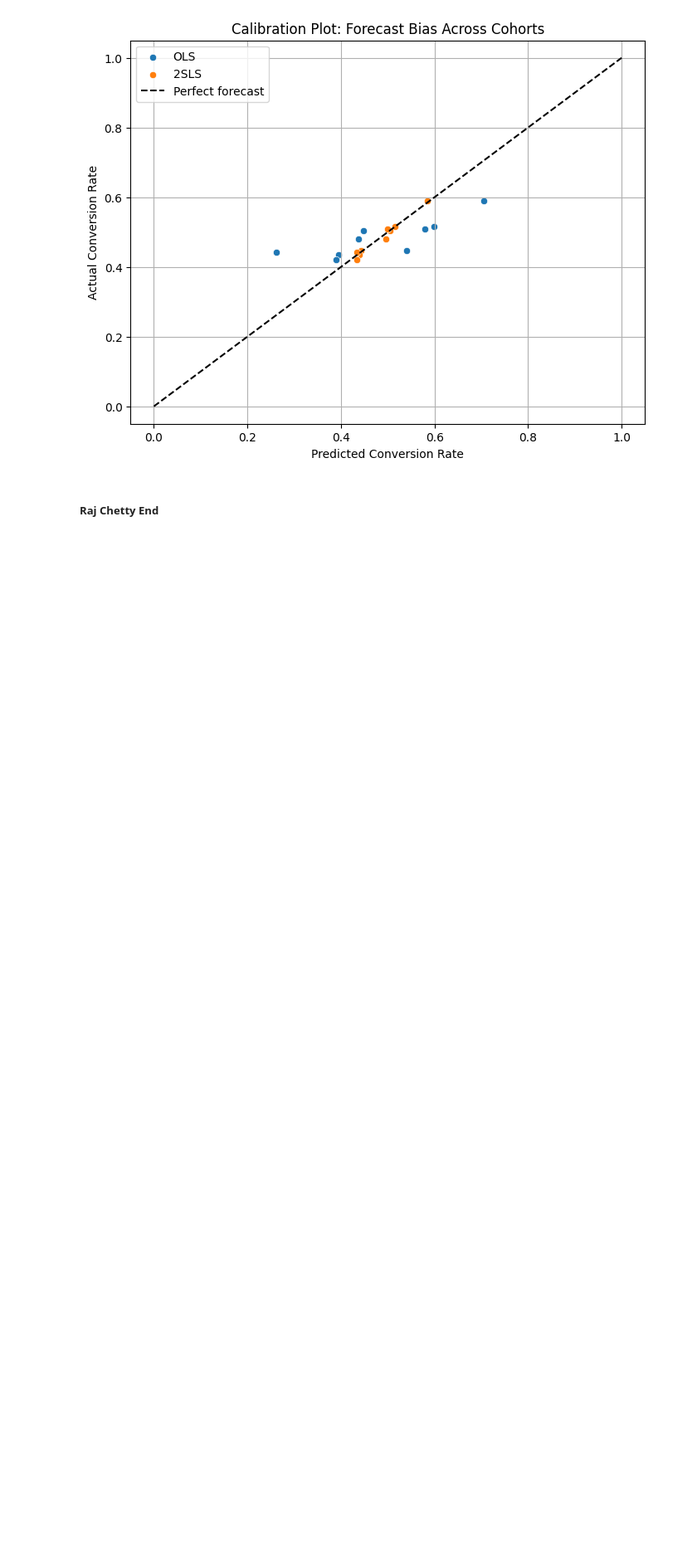
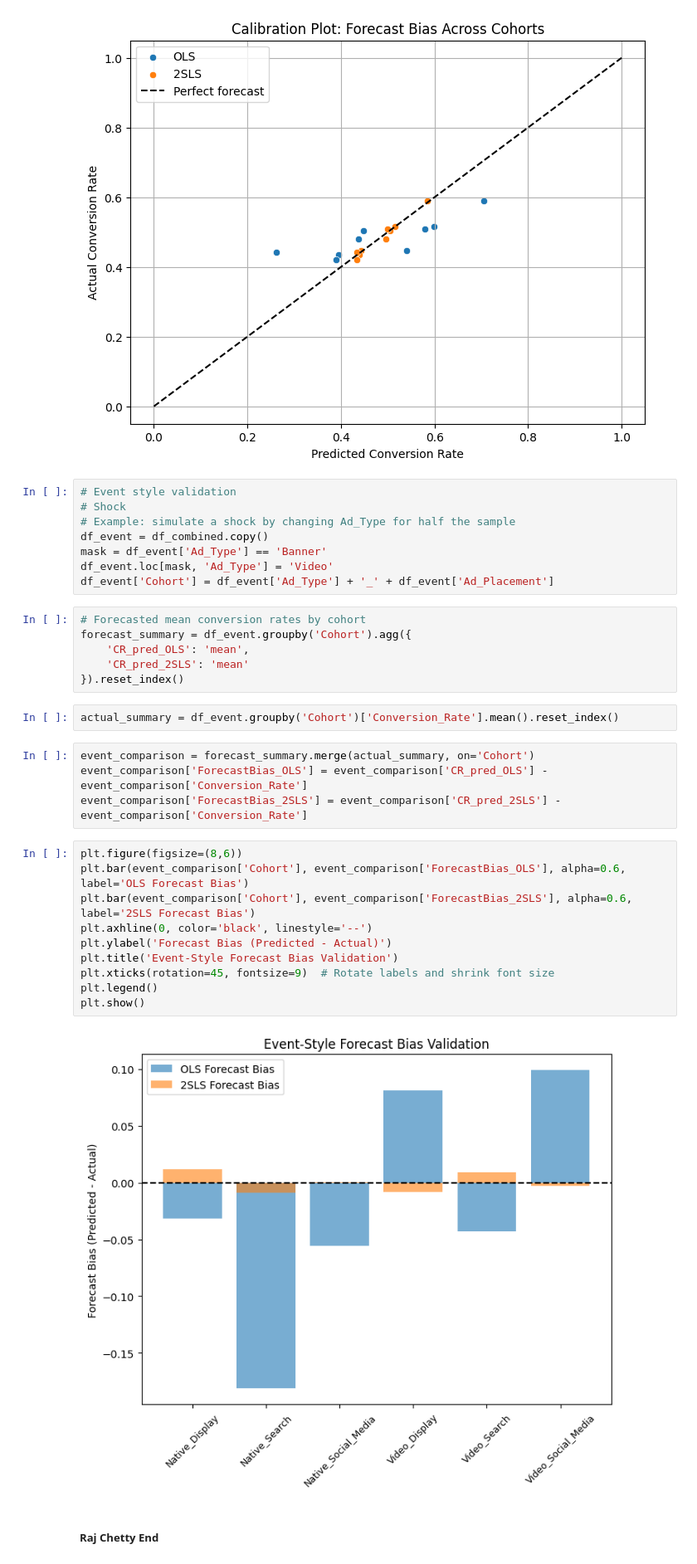
Before and after one commit to IanTaiAhn/econ6550, a Jupyter notebook: project/project_v3.ipynb, the cells around one changed output. Shown at 83% size. Drawn from its saved outputs; the diff is of its cells as text; blank space fills up the shorter version.

Commit message:
okay wow. I think we are actually getting there frfrfrfr

```diff
--- a/project/project_v3.ipynb
+++ b/project/project_v3.ipynb
@@ -2064,5 +1439,37 @@ plt.grid(True)
 plt.show()
 # %% [output]
 [figure]
+# %%
+# Event style validation
+# Shock
+# Example: simulate a shock by changing Ad_Type for half the sample
+df_event = df_combined.copy()
+mask = df_event['Ad_Type'] == 'Banner'
+df_event.loc[mask, 'Ad_Type'] = 'Video'
+df_event['Cohort'] = df_event['Ad_Type'] + '_' + df_event['Ad_Placement']
+# %%
+# Forecasted mean conversion rates by cohort
+forecast_summary = df_event.groupby('Cohort').agg({
+    'CR_pred_OLS': 'mean',
+    'CR_pred_2SLS': 'mean'
+}).reset_index()
+# %%
+actual_summary = df_event.groupby('Cohort')['Conversion_Rate'].mean().reset_index()
+# %%
+event_comparison = forecast_summary.merge(actual_summary, on='Cohort')
+event_comparison['ForecastBias_OLS'] = event_comparison['CR_pred_OLS'] - event_comparison['Conversion_Rate']
+event_comparison['ForecastBias_2SLS'] = event_comparison['CR_pred_2SLS'] - event_comparison['Conversion_Rate']
+# %%
+plt.figure(figsize=(8,6))
+plt.bar(event_comparison['Cohort'], event_comparison['ForecastBias_OLS'], alpha=0.6, label='OLS Forecast Bias')
+plt.bar(event_comparison['Cohort'], event_comparison['ForecastBias_2SLS'], alpha=0.6, label='2SLS Forecast Bias')
+plt.axhline(0, color='black', linestyle='--')
+plt.ylabel('Forecast Bias (Predicted - Actual)')
+plt.title('Event-Style Forecast Bias Validation')
+plt.xticks(rotation=45, fontsize=9)  # Rotate labels and shrink font size
+plt.legend()
+plt.show()
+# %% [output]
+[figure, added]
 # %% [markdown]
 ##### Raj Chetty End
```
Also changed, not shown: parts of 11 cells of this notebook, 3 other files.
